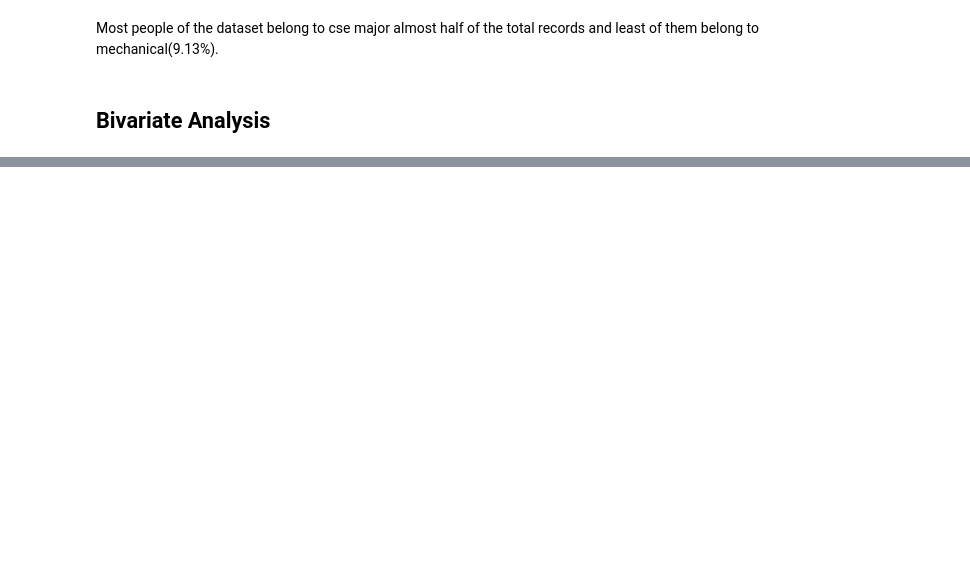
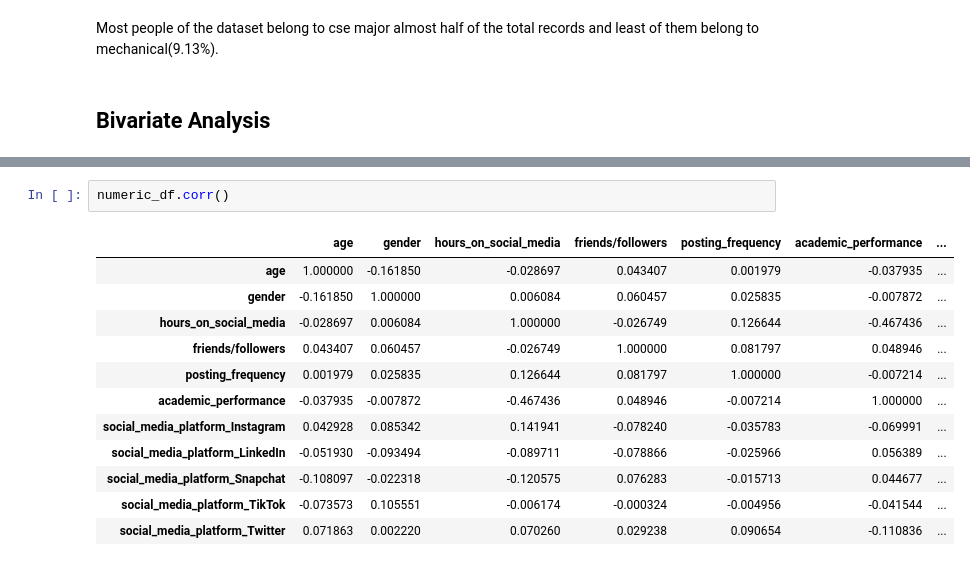
Before and after one commit to ArnabPurkaystha/ai_training, a Jupyter notebook: 12_project_ml_eda/academic_performance.ipynb, the cells around one changed output, grey strips where cells are left out. Drawn from its saved outputs; the diff is of its cells as text; blank space fills up the shorter version.

```diff
--- a/12_project_ml_eda/academic_performance.ipynb
+++ b/12_project_ml_eda/academic_performance.ipynb
@@ -514,0 +434,15 @@ plt.show()
+# %%
+numeric_df.corr()
+# %% [output]
+|  | age | gender | hours_on_social_media | friends/followers | posting_frequency | academic_performance | ... |
+| age | 1.000000 | -0.161850 | -0.028697 | 0.043407 | 0.001979 | -0.037935 | ... |
+| gender | -0.161850 | 1.000000 | 0.006084 | 0.060457 | 0.025835 | -0.007872 | ... |
+| hours_on_social_media | -0.028697 | 0.006084 | 1.000000 | -0.026749 | 0.126644 | -0.467436 | ... |
+| friends/followers | 0.043407 | 0.060457 | -0.026749 | 1.000000 | 0.081797 | 0.048946 | ... |
+| posting_frequency | 0.001979 | 0.025835 | 0.126644 | 0.081797 | 1.000000 | -0.007214 | ... |
+| academic_performance | -0.037935 | -0.007872 | -0.467436 | 0.048946 | -0.007214 | 1.000000 | ... |
+| social_media_platform_Instagram | 0.042928 | 0.085342 | 0.141941 | -0.078240 | -0.035783 | -0.069991 | ... |
+| social_media_platform_LinkedIn | -0.051930 | -0.093494 | -0.089711 | -0.078866 | -0.025966 | 0.056389 | ... |
+| social_media_platform_Snapchat | -0.108097 | -0.022318 | -0.120575 | 0.076283 | -0.015713 | 0.044677 | ... |
+| social_media_platform_TikTok | -0.073573 | 0.105551 | -0.006174 | -0.000324 | -0.004956 | -0.041544 | ... |
+| social_media_platform_Twitter | 0.071863 | 0.002220 | 0.070260 | 0.029238 | 0.090654 | -0.110836 | ... |
```
Also changed, not shown: parts of 45 cells of this notebook.
